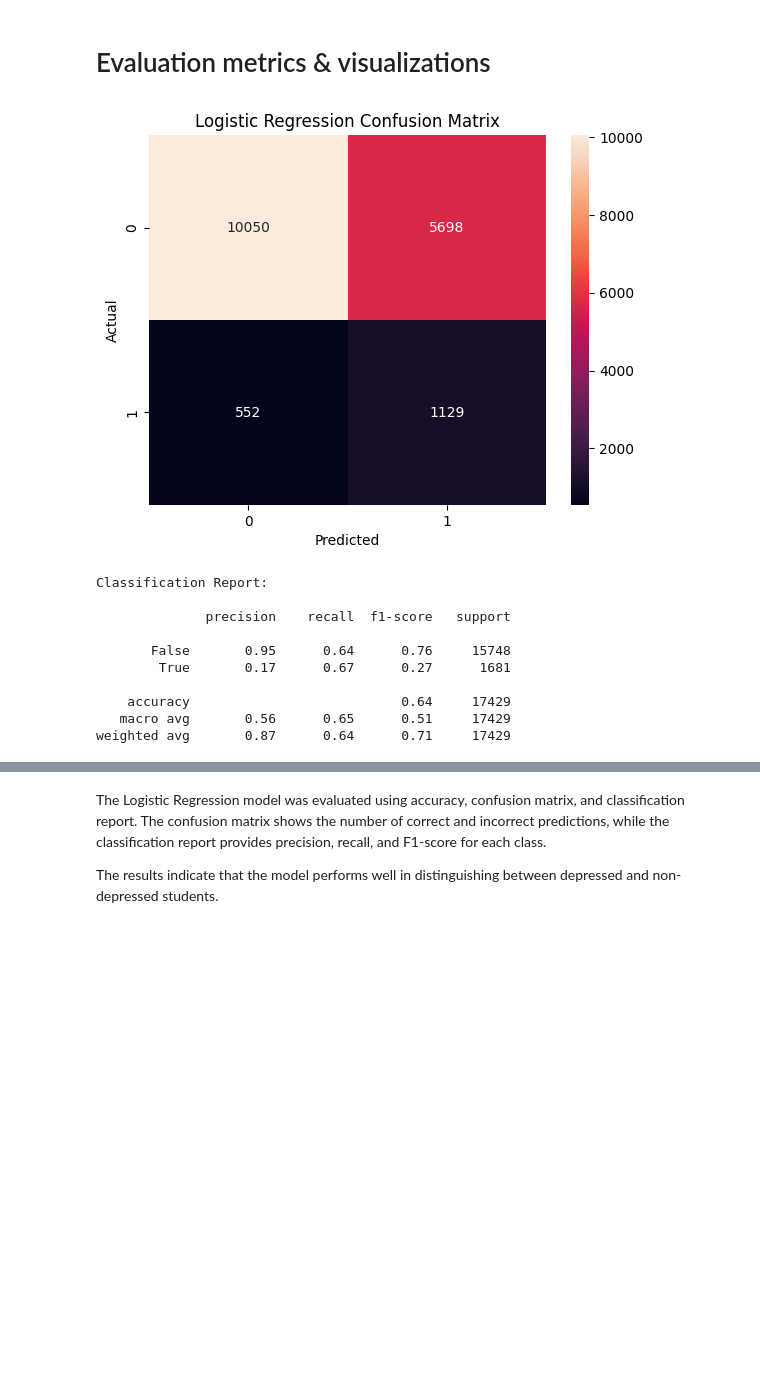
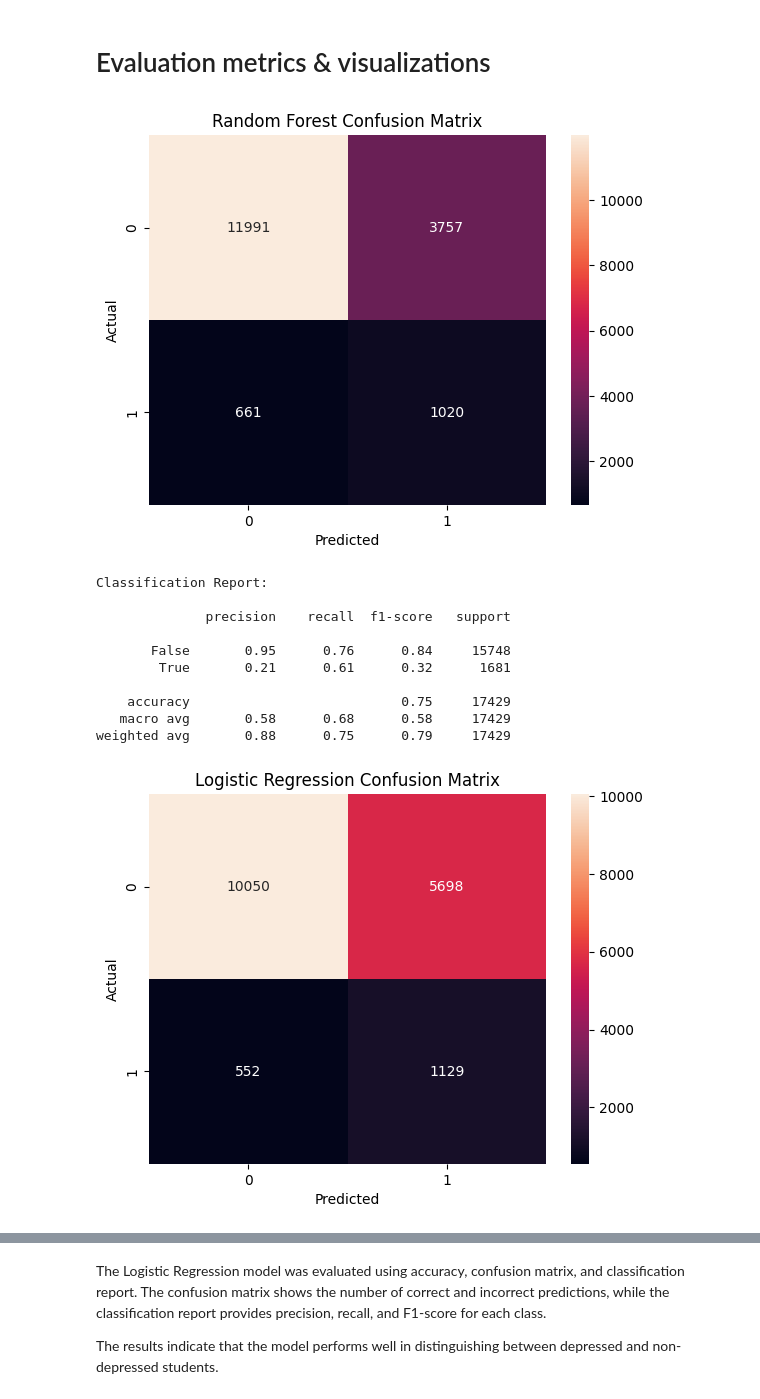
Before and after one commit to lisudais/SWE485-Project-Group5, a Jupyter notebook: Phase1_Supervised_learning.ipynb, the cells around one changed output, grey strips where cells are left out. Saved outputs shown, nothing was run; the diff lists cells and outputs as text; code cells hidden in the pictures; blank space fills up the shorter version.

Commit message:
random forest

```diff
--- a/Phase1_Supervised_learning.ipynb
+++ b/Phase1_Supervised_learning.ipynb
@@ -39,7 +39,12 @@ y_pred_lr = lr.predict(X_test)
 
 print("Logistic Regression Accuracy:", accuracy_score(y_test, y_pred_lr))
 # Random Forest
-#code for Random Forest
+from sklearn.ensemble import RandomForestClassifier
+rf = RandomForestClassifier(n_estimators=100, class_weight='balanced', random_state=42)
+rf.fit(X_train, y_train)
+y_pred_rf = rf.predict(X_test)
+
+print("Random Forest Accuracy:", accuracy_score(y_test, y_pred_rf))
 
 # Support Vector Machine
 svm = LinearSVC(random_state=42)
@@ -75,7 +81,28 @@ from sklearn.ensemble import RandomForestClassifier
 from sklearn.svm import LinearSVC
 
 # Random Forest tuning
-#code
+from sklearn.model_selection import GridSearchCV
+
+param_grid_rf = {
+    'n_estimators': [100, 200],
+    'max_depth': [None, 10, 20],
+    'min_samples_split': [2, 5]
+}
+
+grid_rf = GridSearchCV(
+    RandomForestClassifier(class_weight='balanced', random_state=42),
+    param_grid_rf,
+    cv=3,
+    scoring='f1',
+    n_jobs=-1
+)
+
+grid_rf.fit(X_train, y_train)
+best_rf = grid_rf.best_estimator_
+y_pred_rf = grid_rf.best_estimator_.predict(X_test)
+
+print("Best Random Forest Parameters:", grid_rf.best_params_)
+print("Random Forest Accuracy after tuning:", accuracy_score(y_test, y_pred_rf))
 
 # SVM tuning
 param_grid_svm = {
@@ -101,30 +130,44 @@ Best LinearSVC Parameters: {'C': 0.1}
 # %%
 from sklearn.metrics import confusion_matrix, classification_report
 import seaborn as sns
 import matplotlib.pyplot as plt
 
 # Confusion Matrix
 cm = confusion_matrix(y_test, y_pred_lr)
+
+# Random Forest Evaluation
+cm_rf = confusion_matrix(y_test, y_pred_rf)
+
+plt.figure()
+sns.heatmap(cm_rf, annot=True, fmt='d')
+plt.title("Random Forest Confusion Matrix")
+plt.xlabel("Predicted")
+plt.ylabel("Actual")
+plt.show()
+
+print("Classification Report:\n")
+print(classification_report(y_test, y_pred_rf))
 
 plt.figure()
 sns.heatmap(cm, annot=True, fmt='d')
 plt.title("Logistic Regression Confusion Matrix")
 plt.xlabel("Predicted")
 plt.ylabel("Actual")
 plt.show()
 
 # Classification Report
 print("Classification Report:\n")
 print(classification_report(y_test, y_pred_lr))
 # %% [output]
-[figure, old version]
+[figure, new version]
 Classification Report:
 
               precision    recall  f1-score   support
 
-       False       0.95      0.64      0.76     15748
-        True       0.17      0.67      0.27      1681
+       False       0.95      0.76      0.84     15748
+        True       0.21      0.61      0.32      1681
 
-    accuracy                           0.64     17429
-   macro avg       0.56      0.65      0.51     17429
-weighted avg       0.87      0.64      0.71     17429
+    accuracy                           0.75     17429
+   macro avg       0.58      0.68      0.58     17429
+weighted avg       0.88      0.75      0.79     17429
+[figure, added]
```
Also changed, not shown: parts of 3 cells of this notebook.
